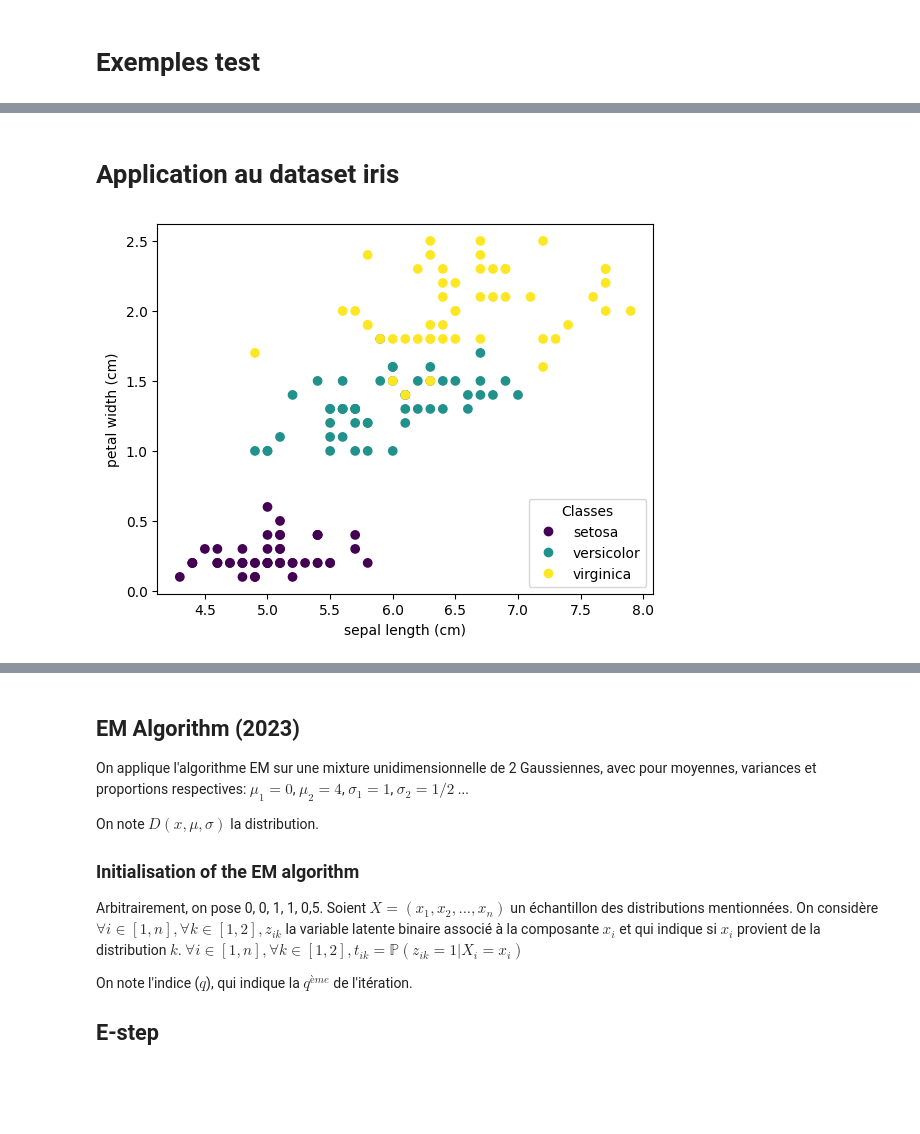
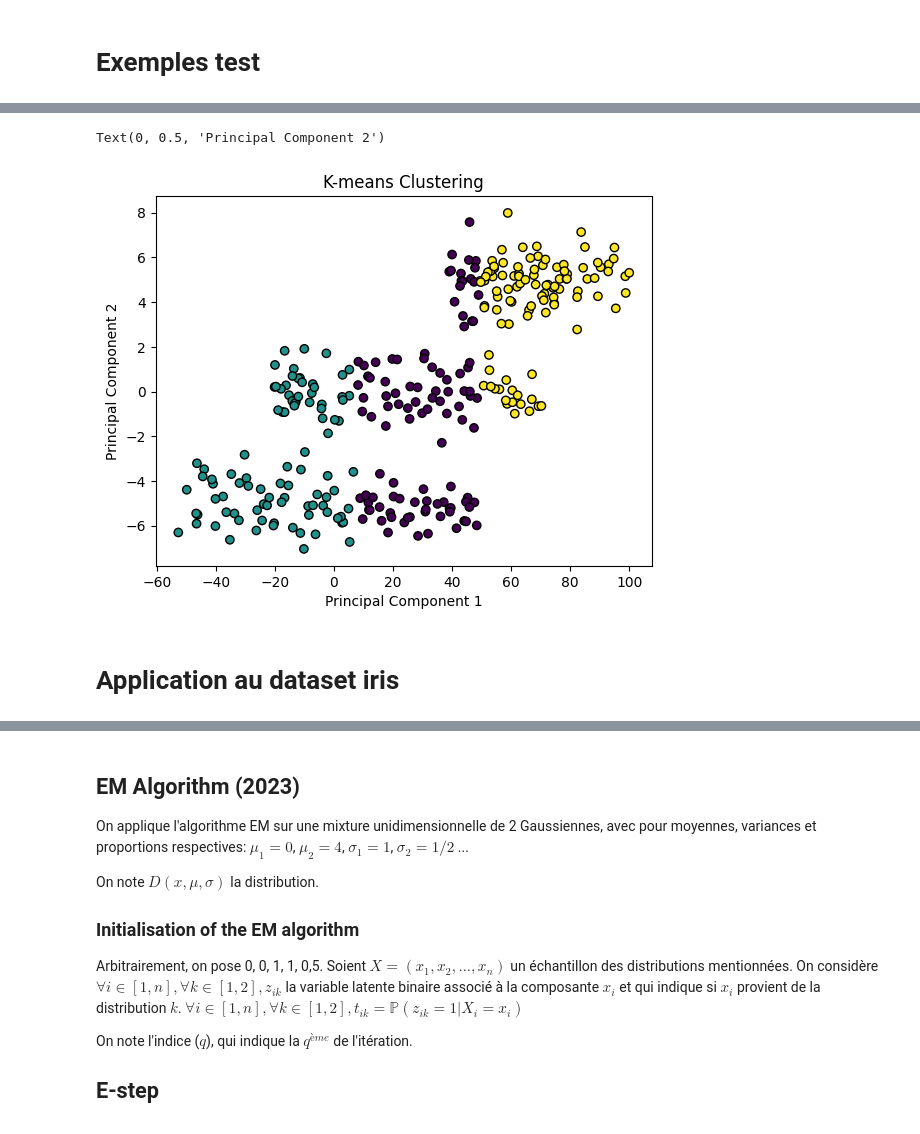
Before and after one commit to NoahKWM/ANDO, a Jupyter notebook: projet_ando.ipynb, the cells around one changed output, grey strips where cells are left out. Saved outputs shown, nothing was run; the diff lists cells and outputs as text; code cells hidden in the pictures; blank space fills up the shorter version.

```diff
--- a/projet_ando.ipynb
+++ b/projet_ando.ipynb
@@ -318,16 +307,40 @@ Classe 3 - Représentant : Droite(Passe par le point Point([ 31.30513275 -31.641
+# %%
+# Définir trois droites
+def droite1(x):
+    return -5
+
+def droite2(x):
+    return 0
+
+def droite3(x):
+    return 5
+
+# Points autour de la première droite
+X1, _ = make_blobs(n_samples=100, centers=[[i, droite1(i) + np.random.normal(0, 0.01)] for i in range(-50, 50)])
+
+# Points autour de la deuxième droite
+X2, _ = make_blobs(n_samples=100, centers=[[i, droite2(i) + np.random.normal(0, 0.01)] for i in range(-20, 70)])
+
+# Points autour de la troisième droite
+X3, _ = make_blobs(n_samples=100, centers=[[i, droite3(i) + np.random.normal(0, 0.01)] for i in range(40, 100)])
+
+# Concaténer les points pour former un ensemble de données
+data = np.concatenate([X1, X2, X3])
+
+# Normaliser les données
+data_normalized = StandardScaler().fit_transform(data)
+
+# Appliquer l'algorithme K-means
+kmeans = KMeans(n_clusters=3)
+kmeans_labels = kmeans.fit_predict(data)
+
+
+plt.scatter(data[:, 0], data[:, 1], c=kmeans_labels, cmap='viridis', edgecolor='k')
+plt.title('K-means Clustering')
+plt.xlabel('Principal Component 1')
+plt.ylabel('Principal Component 2')
+# %% [output]
+Text(0, 0.5, 'Principal Component 2')
+[figure, added]
 # %% [markdown]
 # Application au dataset iris
-# %%
-from sklearn.datasets import load_iris
-
-# Charger le jeu de données Iris
-iris = load_iris()
-data = iris.data
-
-# On plot les points seulement en 2D
-_, ax = plt.subplots()
-scatter = ax.scatter(iris.data[:, 0], iris.data[:, 3], c=iris.target)
-ax.set(xlabel=iris.feature_names[0], ylabel=iris.feature_names[3])
-_ = ax.legend(scatter.legend_elements()[0], iris.target_names, loc="lower right", title="Classes")
-# %% [output]
-[figure, removed]
```
Also changed, not shown: parts of 15 cells of this notebook.
